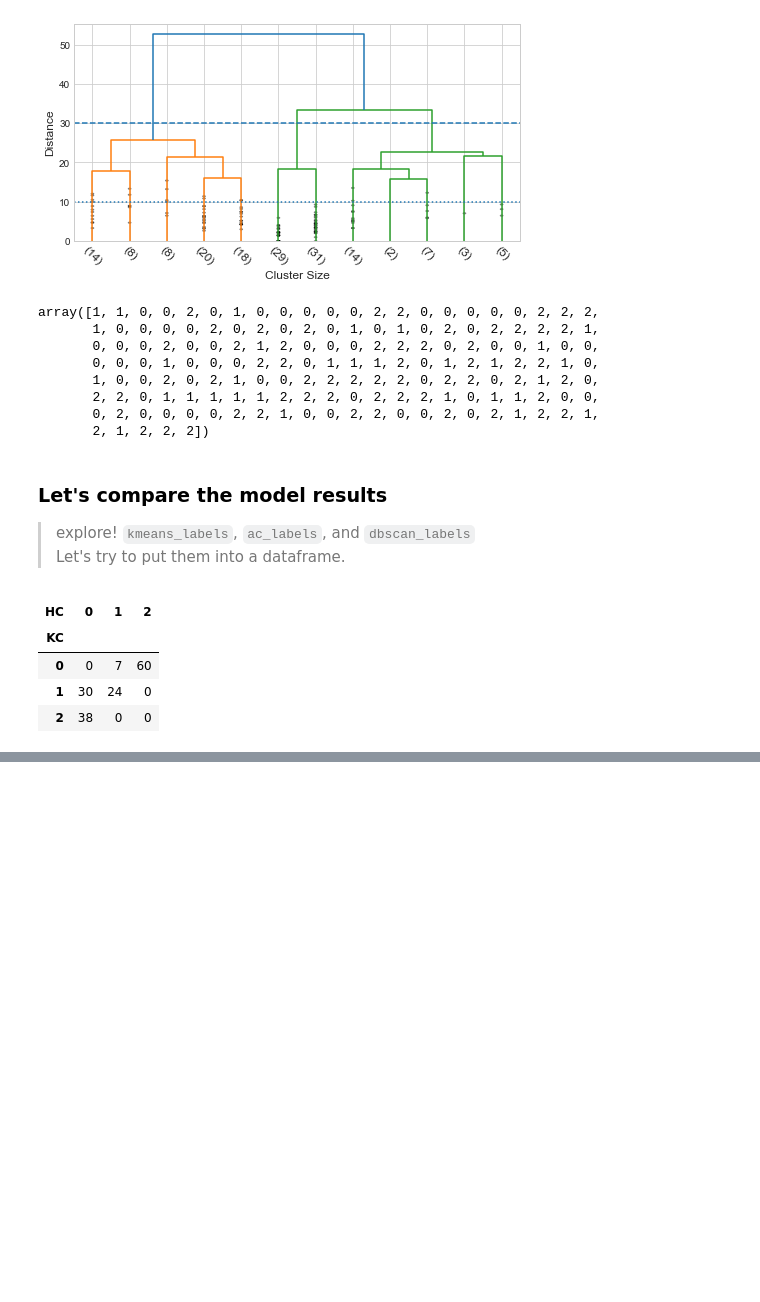
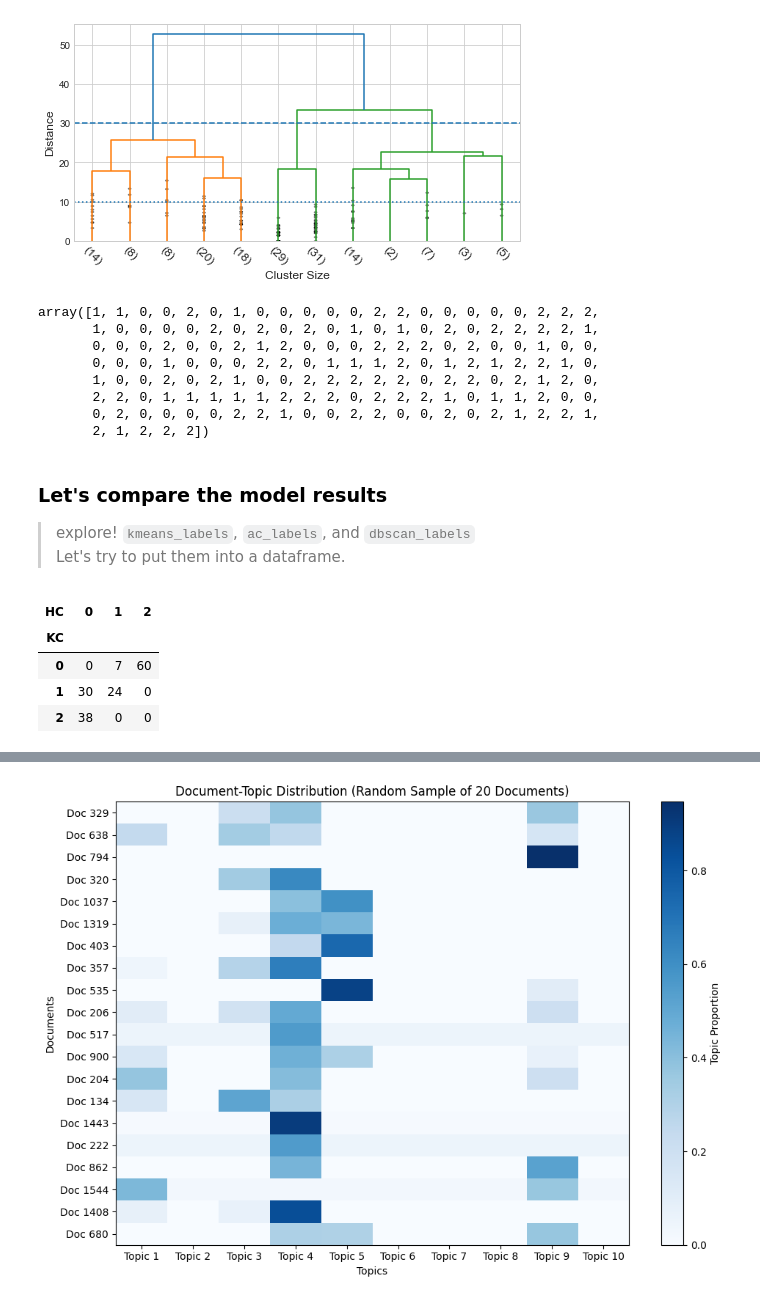
Before and after one commit to jinnieshinufl/EDF-6938-NLP, a Jupyter notebook: week11+12.ipynb, the cells around one changed output, grey strips where cells are left out. Cells and saved outputs as stored; diff of their text form; code cells hidden in the pictures; blank space fills up the shorter version.

```diff
--- a/week11+12.ipynb
+++ b/week11+12.ipynb
@@ -252,0 +396,98 @@ WARNING:gensim.models.ldamulticore:too few updates, training might not converge;
+# %%
+import numpy as np
+import matplotlib.pyplot as plt
+import random
+
+def plot_document_topic_distribution(lda_model, corpus, num_topics, num_docs_to_sample=20):
+    """
+    Visualize the topic distribution for a random sample of documents in the corpus.
+    This function randomly selects `num_docs_to_sample` documents and plots their topic distributions.
+    """
+    # Randomly select a subset of documents (e.g., 20 random documents)
+    sampled_docs_indices = random.sample(range(len(corpus)), num_docs_to_sample)
+
+    # Get the topic distributions for the selected documents
+    topic_distributions = [lda_model.get_document_topics(corpus[i]) for i in sampled_docs_indices]
+
+    # Initialize a matrix to hold the topic distributions
+    doc_topic_matrix = np.zeros((num_docs_to_sample, num_topics))
+
+    # Populate the matrix with the topic proportions for each document
+    for i, doc in enumerate(topic_distributions):
+        for topic, prob in doc:
+            doc_topic_matrix[i, topic] = prob
+
+    # Plot the document-topic matrix
+    plt.figure(figsize=(10, 7))
+    plt.imshow(doc_topic_matrix, aspect='auto', cmap='Blues', interpolation='nearest')
+    plt.colorbar(label='Topic Proportion')
+    plt.title('Document-Topic Distribution (Random Sample of 20 Documents)')
+    plt.xlabel('Topics')
+    plt.ylabel('Documents')
+
+    # Set labels for the y-axis (documents) and x-axis (topics)
+    plt.yticks(np.arange(num_docs_to_sample), labels=[f'Doc {i+1}' for i in sampled_docs_indices])
+    plt.xticks(np.arange(num_topics), labels=[f'Topic {i+1}' for i in range(num_topics)])
+
+    # Display the plot
+    plt.tight_layout()
+    plt.show()
+
+# Function to plot the top keywords for each topic
+def plot_keywords_for_each_topic(lda_model, num_topics, num_words=10):
+    """
+    Plot the top keywords for each topic.
+    """
+    plt.figure(figsize=(15, num_topics * 5))  # Adjusting height dynamically based on number of topics
+
+    for i in range(num_topics):
+        # Get the top `num_words` words for topic `i`
+        top_words = lda_model.show_topic(i, num_words)
+
+        # Extract the words and their probabilities (weights)
+        words, weights = zip(*top_words)
+
+        # Create a bar plot for the top words in the topic
+        plt.subplot(num_topics, 1, i+1)
+        plt.barh(words, weights, color='skyblue')
+        plt.title(f'Topic {i+1}')
+        plt.xlabel('Weight')
+        plt.ylabel('Keywords')
+
+    plt.tight_layout()
+    plt.show()
+
+from wordcloud import WordCloud
+
+# Function to plot the word cloud for each topic (optional, for a different visualization style)
+def plot_wordcloud_for_each_topic(lda_model, num_topics, num_words=30):
+    """
+    Plot a word cloud for each topic to visualize the top keywords.
+    """
+    for i in range(num_topics):
+        # Get the top `num_words` words for topic `i`
+        top_words = lda_model.show_topic(i, num_words)
+
+        # Create a dictionary of words and their weights for the word cloud
+        word_dict = {word: weight for word, weight in top_words}
+
+        # Create a word cloud for this topic
+        plt.figure(figsize=(8, 6))
+        wordcloud = WordCloud(width=800, height=400, background_color='white').generate_from_frequencies(word_dict)
+
+        plt.imshow(wordcloud, interpolation='bilinear')
+        plt.axis('off')
+        plt.title(f'Word Cloud for Topic {i+1}')
+        plt.show()
+
+# Assuming you have your LDA model (`lda_model`), `corpus`, and `num_topics` already defined
+# Call the function to plot document-topic distribution for 20 random documents
+plot_document_topic_distribution(lda_model, corpus, num_topics=lda_model.num_topics)
+
+# Call the function to plot top keywords for each topic
+plot_keywords_for_each_topic(lda_model, num_topics=lda_model.num_topics)
+
+# Optionally, plot word clouds for each topic
+#plot_wordcloud_for_each_topic(lda_model, num_topics=lda_model.num_topics)
+# %% [output]
+[figure, added]
```
Also changed, not shown: parts of 13 cells of this notebook.
